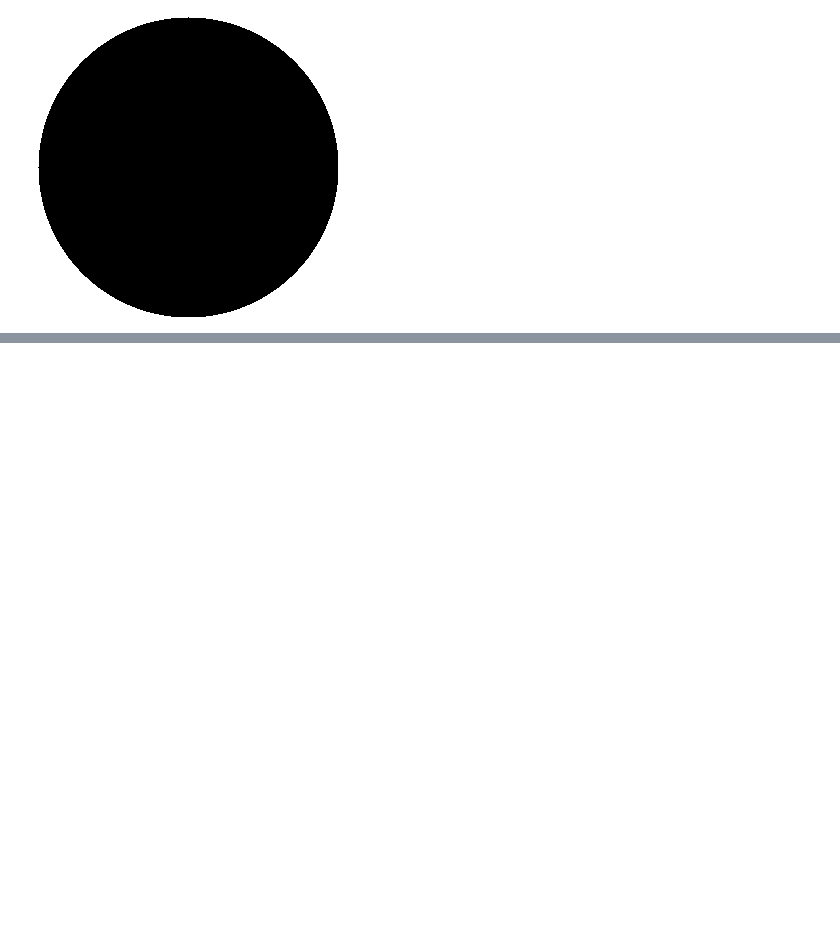
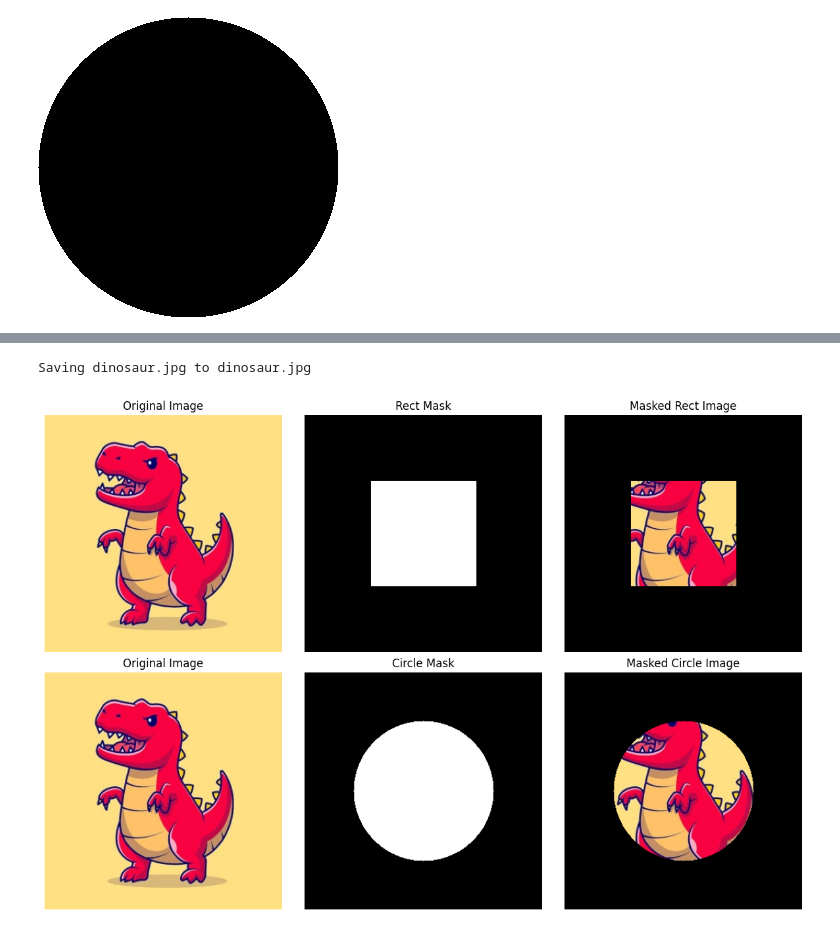
Before and after one commit to kimdongyoon488/AI_Transformation_AX_Academy, a Jupyter notebook: ai/openCV.ipynb, the cells around one changed output, grey strips where cells are left out. Saved outputs shown, nothing was run; the diff lists cells and outputs as text; code cells hidden in the pictures; blank space fills up the shorter version.

```diff
--- a/ai/openCV.ipynb
+++ b/ai/openCV.ipynb
@@ -137,3 +137,52 @@ cv2.destroyAllWindows()
 [figure]
 [figure]
 [figure]
+# %%
+import numpy as np
+import cv2
+from google.colab.patches import cv2_imshow
+from matplotlib import pyplot as plt
+from google.colab import files
+
+uploaded = files.upload()
+image_path = list(uploaded.keys())[0]
+image = cv2.imread(image_path)
+image = cv2.cvtColor(image, cv2.COLOR_BGR2RGB)
+
+# 이미지 중앙 좌표 계산
+(cX, cY) = (image.shape[1] // 2, image.shape[0] // 2)
+
+# 직사각형 마스크 생성
+mask_rect = np.zeros(image.shape[:2], dtype="uint8")
+cv2.rectangle(mask_rect, (cX - 75, cY - 75), (cX + 75, cY + 75), 255, -1)
+masked_rect = cv2.bitwise_and(image, image, mask=mask_rect)
+
+# 원형 마스크 생성
+mask_circle = np.zeros(image.shape[:2], dtype="uint8")
+cv2.circle(mask_circle, (cX, cY), 100, 255, -1)
+masked_circle = cv2.bitwise_and(image, image, mask=mask_circle)
+
+# 시각화
+fig, axes = plt.subplots(2, 3, figsize=(12, 8))
+axes = axes.ravel()
+
+axes[0].imshow(image)
+axes[0].set_title("Original Image")
+axes[1].imshow(mask_rect, cmap='gray')
+axes[1].set_title("Rect Mask")
+axes[2].imshow(masked_rect)
+axes[2].set_title("Masked Rect Image")
+
+axes[3].imshow(image)
+axes[3].set_title("Original Image")
+axes[4].imshow(mask_circle, cmap='gray')
+axes[4].set_title("Circle Mask")
+axes[5].imshow(masked_circle)
+axes[5].set_title("Masked Circle Image")
+
+for ax in axes:
+    ax.axis("off")
+
+plt.tight_layout()
+plt.show()
+# %% [output]
@@ -139,0 +190,2 @@ cv2.destroyAllWindows()
+Saving dinosaur.jpg to dinosaur.jpg
+[figure, added]
```
Also changed, not shown: parts of 1 cell of this notebook.
